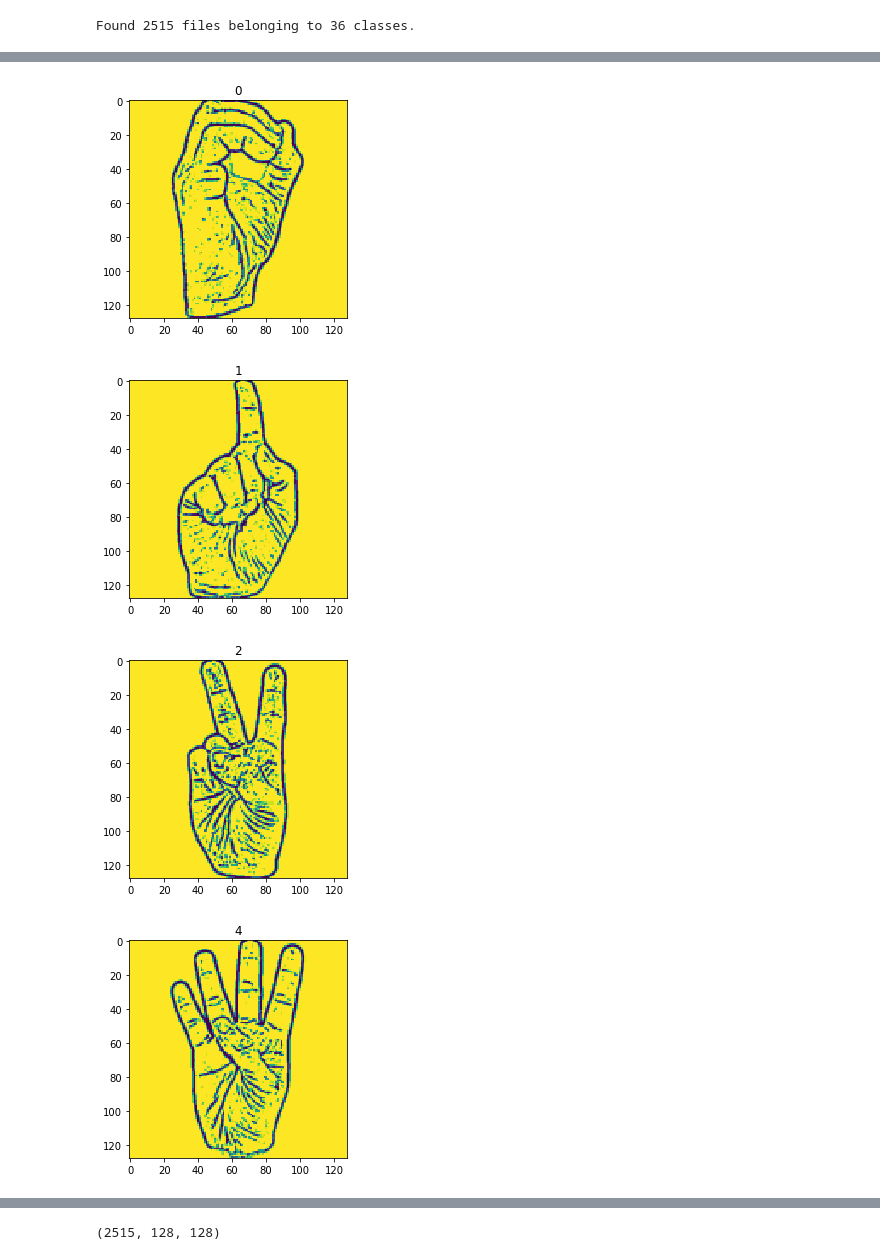
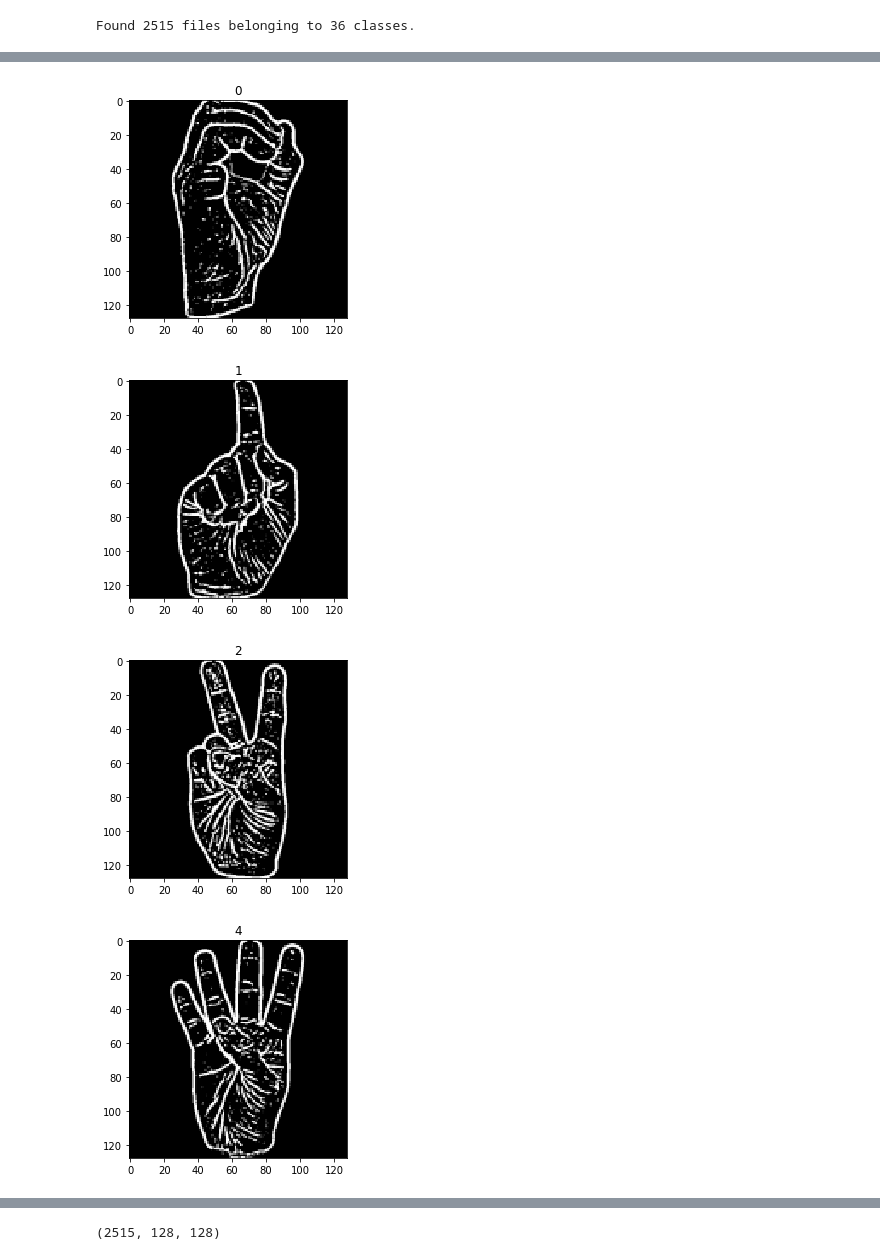
Before and after one commit to Hridey79/Sign_Language_Translator, a Jupyter notebook: CNN.ipynb, the cells around one changed output, grey strips where cells are left out. Saved outputs shown, nothing was run; the diff lists cells and outputs as text; code cells hidden in the pictures.

```diff
--- a/CNN.ipynb
+++ b/CNN.ipynb
@@ -83,11 +83,11 @@ y=[]
 img_preprocess('./asl_dataset')
 # %%
 for i in range(0,1000,100):
-    plt.imshow(X[i], interpolation='nearest')
+    plt.imshow(X[i], interpolation='nearest',cmap='Greys')
     plt.title(y[i])
     plt.show()
 # %% [output]
-[figure, old version]
+[figure, new version]
-[figure, old version]
+[figure, new version]
-[figure, old version]
+[figure, new version]
-[figure, old version]
+[figure, new version]
```
Also changed, not shown: parts of 7 cells of this notebook, 5 other files.
